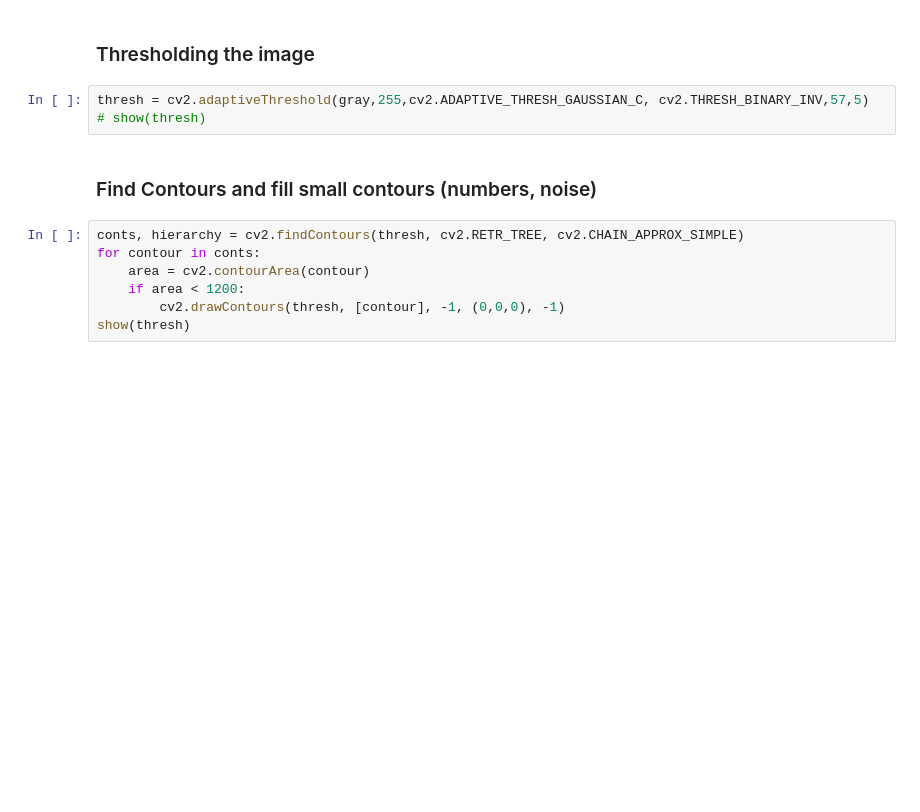
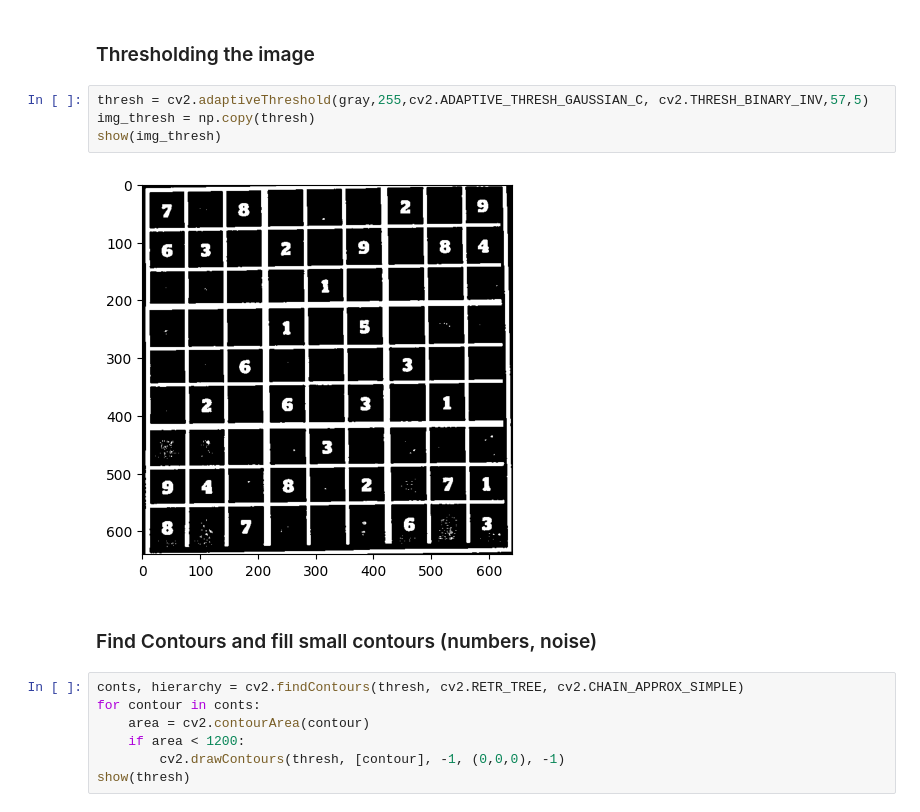
Before and after one commit to IndraneelArtham/SudokuSolver, a Jupyter notebook: DigitExtractor.ipynb, the cells around one changed output. Drawn from its saved outputs; the diff is of its cells as text; blank space fills up the shorter version.

```diff
--- a/DigitExtractor.ipynb
+++ b/DigitExtractor.ipynb
@@ -29,7 +40,10 @@ gray = cv2.cvtColor(image, cv2.COLOR_BGR2GRAY)
 ### Thresholding the image
 # %%
 thresh = cv2.adaptiveThreshold(gray,255,cv2.ADAPTIVE_THRESH_GAUSSIAN_C, cv2.THRESH_BINARY_INV,57,5)
-# show(thresh)
+img_thresh = np.copy(thresh)
+show(img_thresh)
+# %% [output]
+[figure, added]
 # %% [markdown]
 ### Find Contours and fill small contours (numbers, noise)
 # %%
```
Also changed, not shown: parts of 12 cells of this notebook, 7 other files.
